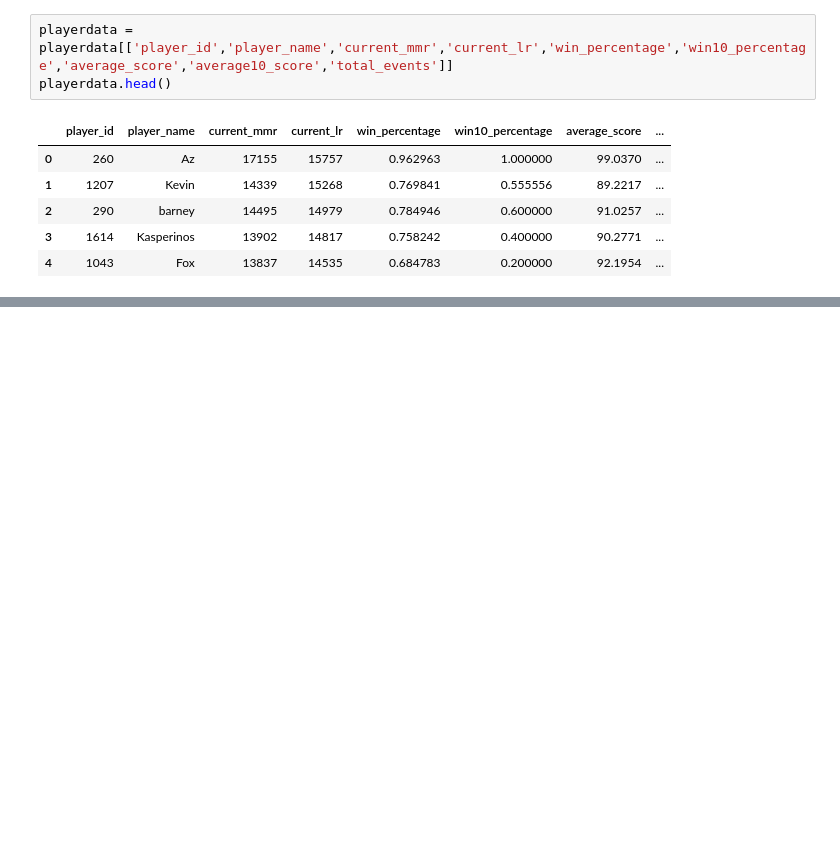
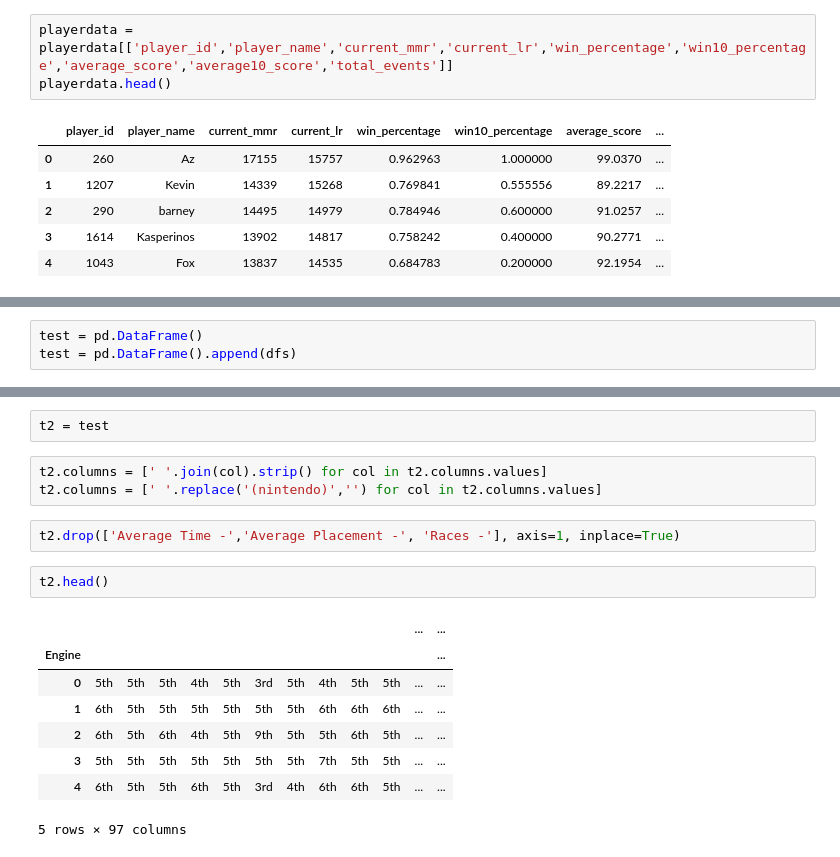
Before and after one commit to fordjackson26/CS5394Project3, a Jupyter notebook: webscrape.ipynb, the cells around one changed output, grey strips where cells are left out. Saved outputs shown, nothing was run; the diff lists cells and outputs as text; blank space fills up the shorter version.

Commit message:
merging dataframes work

```diff
--- a/webscrape.ipynb
+++ b/webscrape.ipynb
@@ -181,0 +115,3 @@ https://mkwlounge.gg/ladder/player.php?player_id=1043&ladder_id=3
+# %%
+test = pd.DataFrame()
+test = pd.DataFrame().append(dfs)
@@ -196,0 +176,18 @@ combodata.head()
+# %%
+t2 = test
+# %%
+t2.columns = [' '.join(col).strip() for col in t2.columns.values]
+t2.columns = [' '.replace('(nintendo)','') for col in t2.columns.values]
+# %%
+t2.drop(['Average Time -','Average Placement -', 'Races -'], axis=1, inplace=True)
+# %%
+t2.head()
+# %% [output]
+|  |  |  |  |  |  |  |  |  |  |  | ... | ... |
+| Engine |  |  |  |  |  |  |  |  |  |  |  | ... |
+| 0 | 5th | 5th | 5th | 4th | 5th | 3rd | 5th | 4th | 5th | 5th | ... | ... |
+| 1 | 6th | 5th | 5th | 5th | 5th | 5th | 5th | 6th | 6th | 6th | ... | ... |
+| 2 | 6th | 5th | 6th | 4th | 5th | 9th | 5th | 5th | 6th | 5th | ... | ... |
+| 3 | 5th | 5th | 5th | 5th | 5th | 5th | 5th | 7th | 5th | 5th | ... | ... |
+| 4 | 6th | 5th | 5th | 6th | 5th | 3rd | 4th | 6th | 6th | 5th | ... | ... |
+5 rows × 97 columns
```
Also changed, not shown: parts of 33 cells of this notebook, 1 other file.
